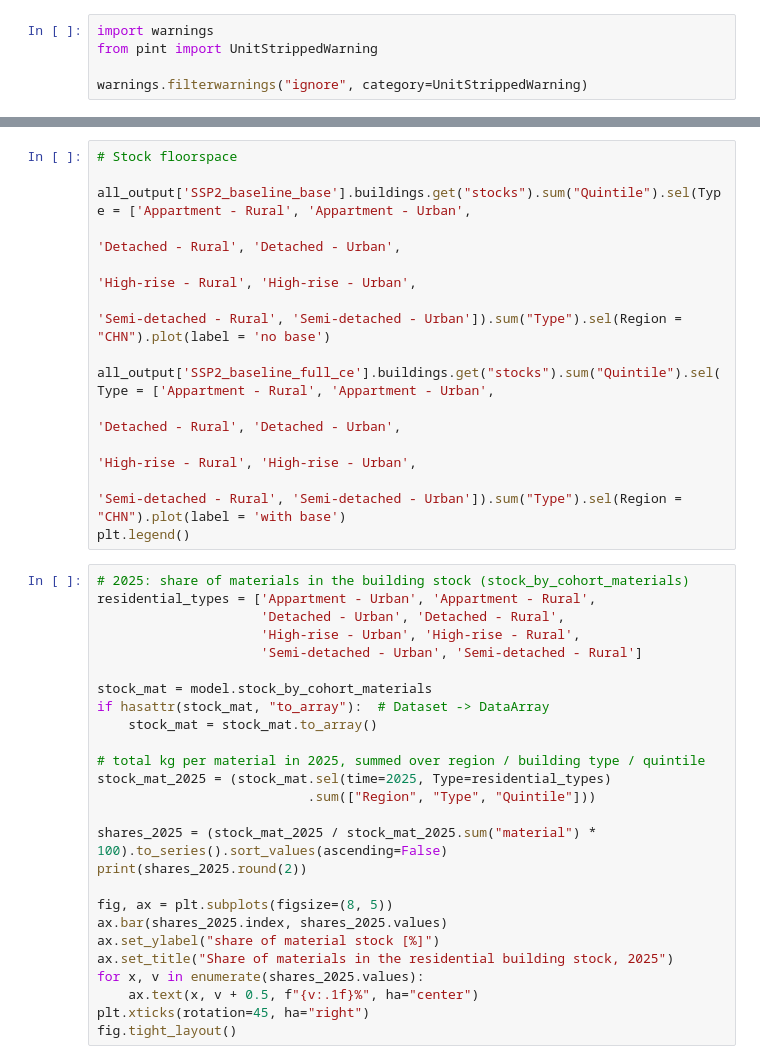
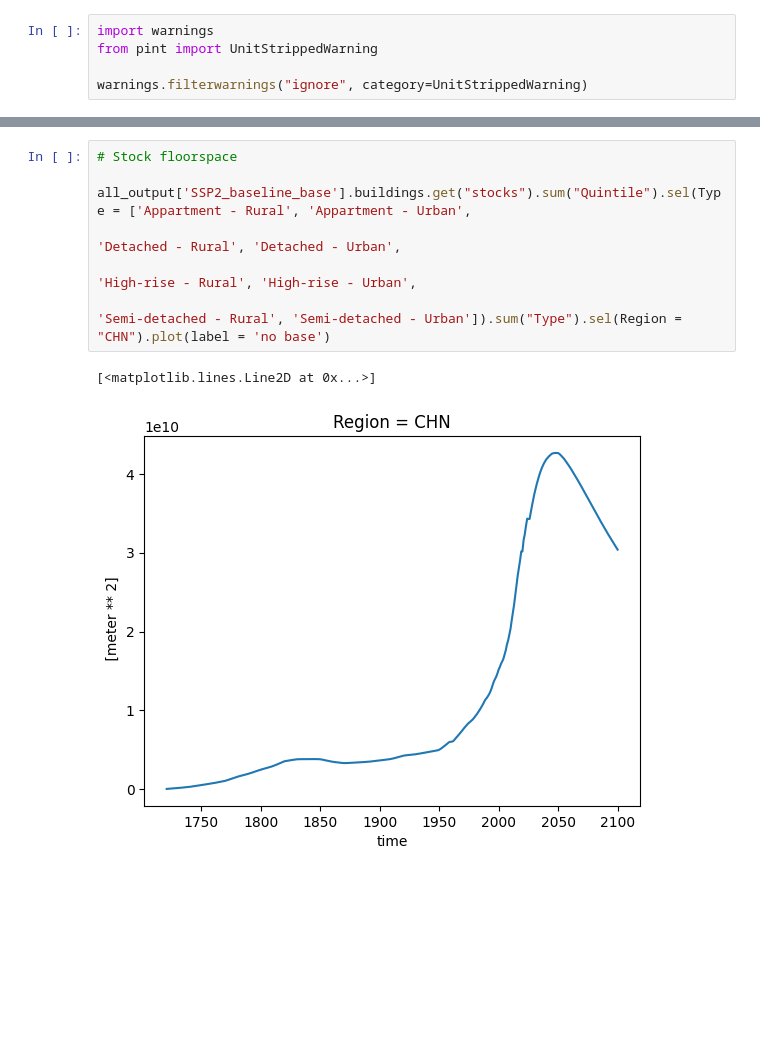
Before and after one commit to imagepbl/image-materials, a Jupyter notebook: examples/buildings.ipynb, the cells around one changed output, grey strips where cells are left out. Cells and saved outputs as stored; diff of their text form; blank space fills up the shorter version.

```diff
--- a/examples/buildings.ipynb
+++ b/examples/buildings.ipynb
@@ -102,39 +175,10 @@ fig.tight_layout()
 # %%
 # Stock floorspace
 
 all_output['SSP2_baseline_base'].buildings.get("stocks").sum("Quintile").sel(Type = ['Appartment - Rural', 'Appartment - Urban',
                                                                                         'Detached - Rural', 'Detached - Urban',
                                                                                         'High-rise - Rural', 'High-rise - Urban',
                                                                                         'Semi-detached - Rural', 'Semi-detached - Urban']).sum("Type").sel(Region = "CHN").plot(label = 'no base')
-
-all_output['SSP2_baseline_full_ce'].buildings.get("stocks").sum("Quintile").sel(Type = ['Appartment - Rural', 'Appartment - Urban',
-                                                                                        'Detached - Rural', 'Detached - Urban',
-                                                                                        'High-rise - Rural', 'High-rise - Urban',
-                                                                                        'Semi-detached - Rural', 'Semi-detached - Urban']).sum("Type").sel(Region = "CHN").plot(label = 'with base')
-plt.legend()
+# %% [output]
+[<matplotlib.lines.Line2D at 0x...>]
+[figure, added]
-# %%
-# 2025: share of materials in the building stock (stock_by_cohort_materials)
-residential_types = ['Appartment - Urban', 'Appartment - Rural',
-                     'Detached - Urban', 'Detached - Rural',
-                     'High-rise - Urban', 'High-rise - Rural',
-                     'Semi-detached - Urban', 'Semi-detached - Rural']
-
-stock_mat = model.stock_by_cohort_materials
-if hasattr(stock_mat, "to_array"):  # Dataset -> DataArray
-    stock_mat = stock_mat.to_array()
-
-# total kg per material in 2025, summed over region / building type / quintile
-stock_mat_2025 = (stock_mat.sel(time=2025, Type=residential_types)
-                           .sum(["Region", "Type", "Quintile"]))
-
-shares_2025 = (stock_mat_2025 / stock_mat_2025.sum("material") * 100).to_series().sort_values(ascending=False)
-print(shares_2025.round(2))
-
-fig, ax = plt.subplots(figsize=(8, 5))
-ax.bar(shares_2025.index, shares_2025.values)
-ax.set_ylabel("share of material stock [%]")
-ax.set_title("Share of materials in the residential building stock, 2025")
-for x, v in enumerate(shares_2025.values):
-    ax.text(x, v + 0.5, f"{v:.1f}%", ha="center")
-plt.xticks(rotation=45, ha="right")
-fig.tight_layout()
```
Also changed, not shown: parts of 7 cells of this notebook, 10 other files.
